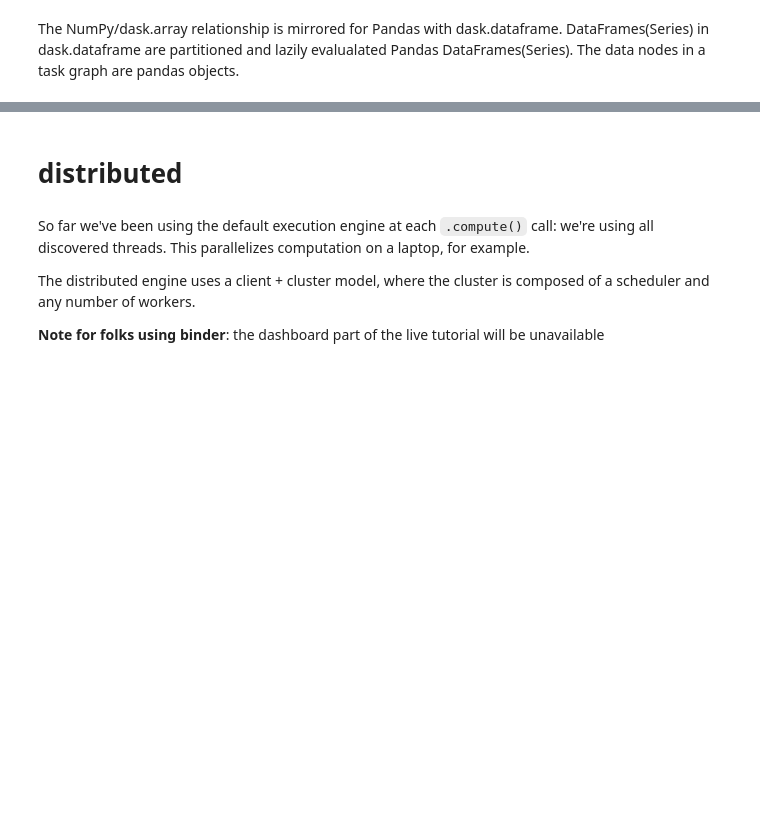
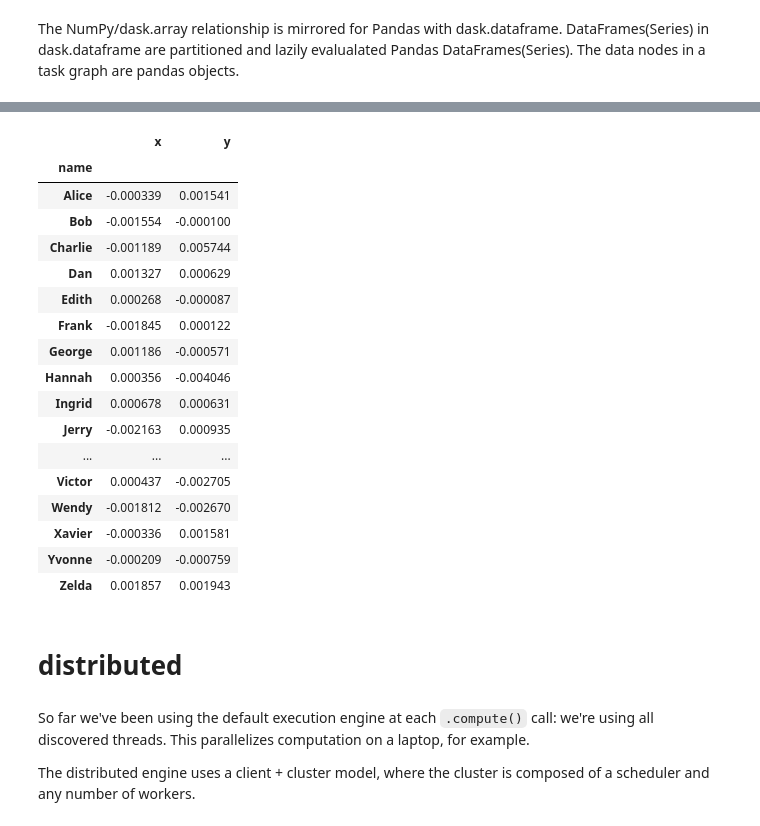
Before and after one commit to douglasdavis/pyhep-2022-dask, a Jupyter notebook: talk.ipynb, the cells around one changed output, grey strips where cells are left out. Cells and saved outputs as stored; diff of their text form; code cells hidden in the pictures; blank space fills up the shorter version.

```diff
--- a/talk.ipynb
+++ b/talk.ipynb
@@ -210,5 +272,24 @@ ddf
 # %%
-ddf.groupby("name")[["x", "y"]].max().compute()
+ddf.groupby("name")[["x", "y"]].mean().compute()
+# %% [output]
+|  | x | y |
+| name |  |  |
+| Alice | -0.000339 | 0.001541 |
+| Bob | -0.001554 | -0.000100 |
+| Charlie | -0.001189 | 0.005744 |
+| Dan | 0.001327 | 0.000629 |
+| Edith | 0.000268 | -0.000087 |
+| Frank | -0.001845 | 0.000122 |
+| George | 0.001186 | -0.000571 |
+| Hannah | 0.000356 | -0.004046 |
+| Ingrid | 0.000678 | 0.000631 |
+| Jerry | -0.002163 | 0.000935 |
+| ... | ... | ... |
+| Victor | 0.000437 | -0.002705 |
+| Wendy | -0.001812 | -0.002670 |
+| Xavier | -0.000336 | 0.001581 |
+| Yvonne | -0.000209 | -0.000759 |
+| Zelda | 0.001857 | 0.001943 |
 # %% [markdown]
 distributed
 ===========
@@ -216,8 +297,6 @@ distributed
 So far we've been using the default execution engine at each `.compute()` call: we're using all discovered threads. This parallelizes computation on a laptop, for example.
 
 The distributed engine uses a client + cluster model, where the cluster is composed of a scheduler and any number of workers.
-
-**Note for folks using binder**: the dashboard part of the live tutorial will be unavailable
 # %% [markdown]
 <center>
 <img src="images/distributed.png" width=60%"/>
```
Also changed, not shown: parts of 27 cells of this notebook, 1 other file.
